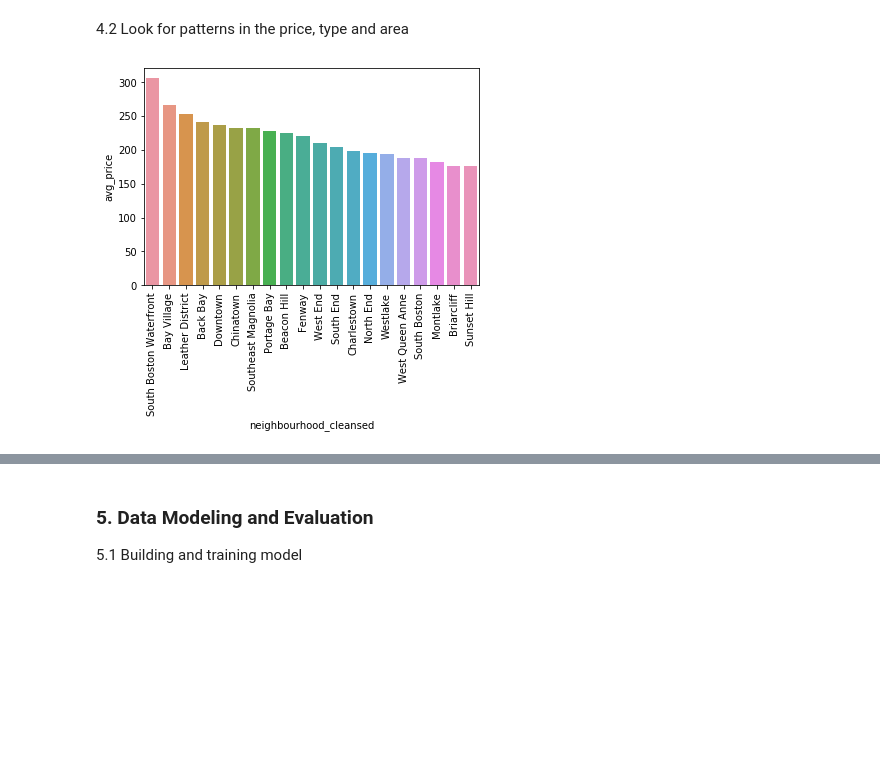
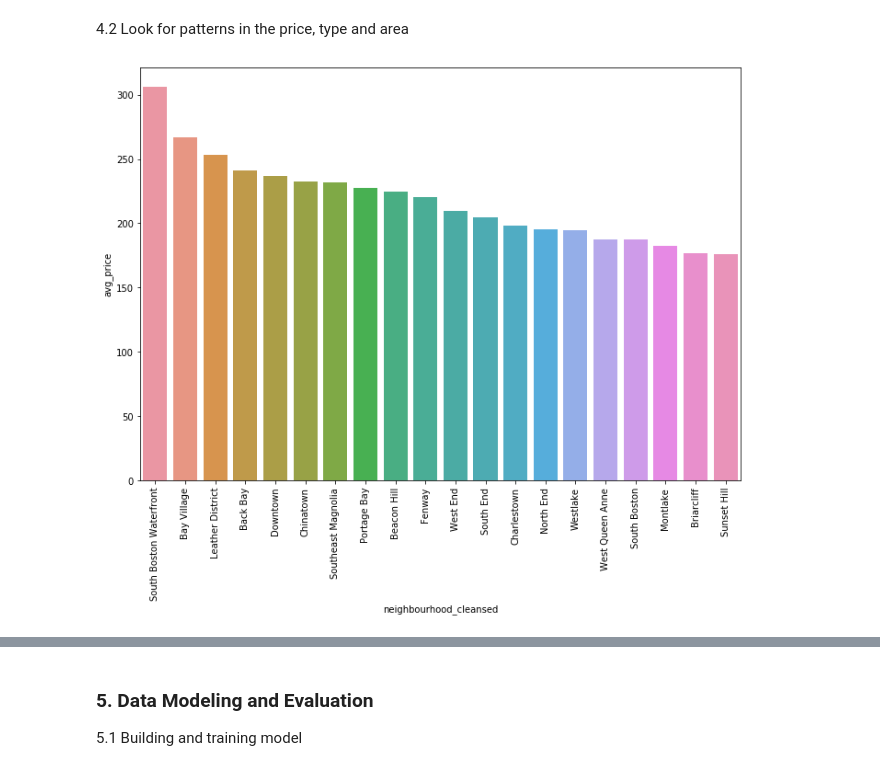
Before and after one commit to thebeachinspring/Airbnb_Data_Analysis, a Jupyter notebook: Airbnb_analysis.ipynb, the cells around one changed output, grey strips where cells are left out. Cells and saved outputs as stored; diff of their text form; code cells hidden in the pictures; blank space fills up the shorter version.

```diff
--- a/Airbnb_analysis.ipynb
+++ b/Airbnb_analysis.ipynb
@@ -433,8 +428,11 @@ sns.barplot(x='weekday', y='avg_price', hue = 'city', data=data_graph1)
 # %% [markdown]
 4.2 Look for patterns in the price, type and area
 # %%
+a4_dims = (11.7, 8.27)
+fig, ax = plt.subplots(figsize=a4_dims)
+
 data_graph2 = listing_clean[['neighbourhood_cleansed','price']].groupby(['neighbourhood_cleansed']).mean().nlargest(20, 'price').reset_index().rename(columns={'price':'avg_price'})
-sns.barplot(x='neighbourhood_cleansed', y='avg_price', data=data_graph2);
+sns.barplot(x='neighbourhood_cleansed', y='avg_price', data=data_graph2, ax = ax);
 plt.xticks(rotation=90);
 # %% [output]
-[figure, old version]
+[figure, new version]
```
Also changed, not shown: parts of 8 cells of this notebook.
